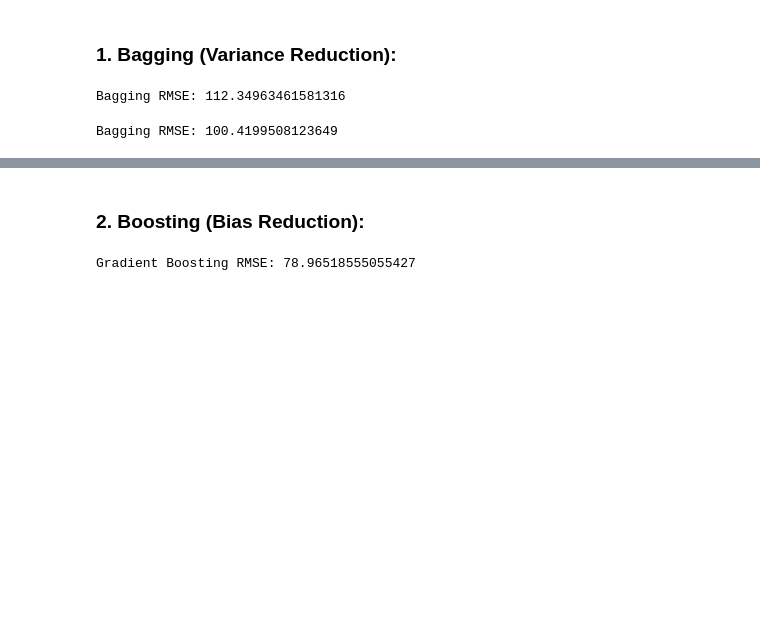
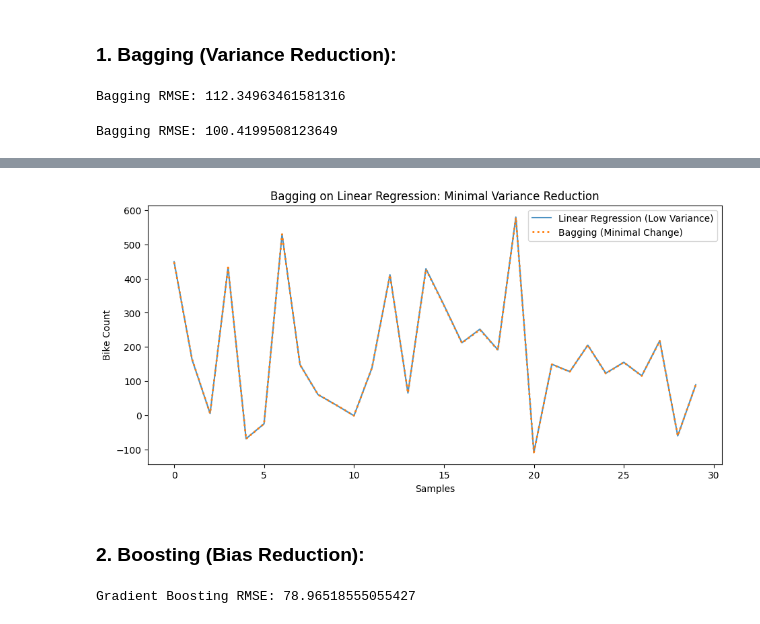
Before and after one commit to KaeBee2003/assignment-8-KaeBee2003, a Jupyter notebook: Ass8.ipynb, the cells around one changed output, grey strips where cells are left out. Drawn from its saved outputs; the diff is of its cells as text; code cells hidden in the pictures; blank space fills up the shorter version.

```diff
--- a/Ass8.ipynb
+++ b/Ass8.ipynb
@@ -111,3 +132,16 @@ Bagging RMSE: 100.4199508123649
+# %%
+plt.figure(figsize=(11,5))
+
+plt.plot(lr_pred[:30], label="Linear Regression (Low Variance)", alpha=0.8)
+plt.plot(bagging2_pred[:30], label="Bagging (Minimal Change)", linewidth=2, linestyle="dotted")
+
+plt.title("Bagging on Linear Regression: Minimal Variance Reduction")
+plt.xlabel("Samples")
+plt.ylabel("Bike Count")
+plt.legend()
+plt.show()
+# %% [output]
+[figure, added]
 # %% [markdown]
 ### 2.  Boosting (Bias Reduction):
 # %%
```
Also changed, not shown: parts of 11 cells of this notebook.
